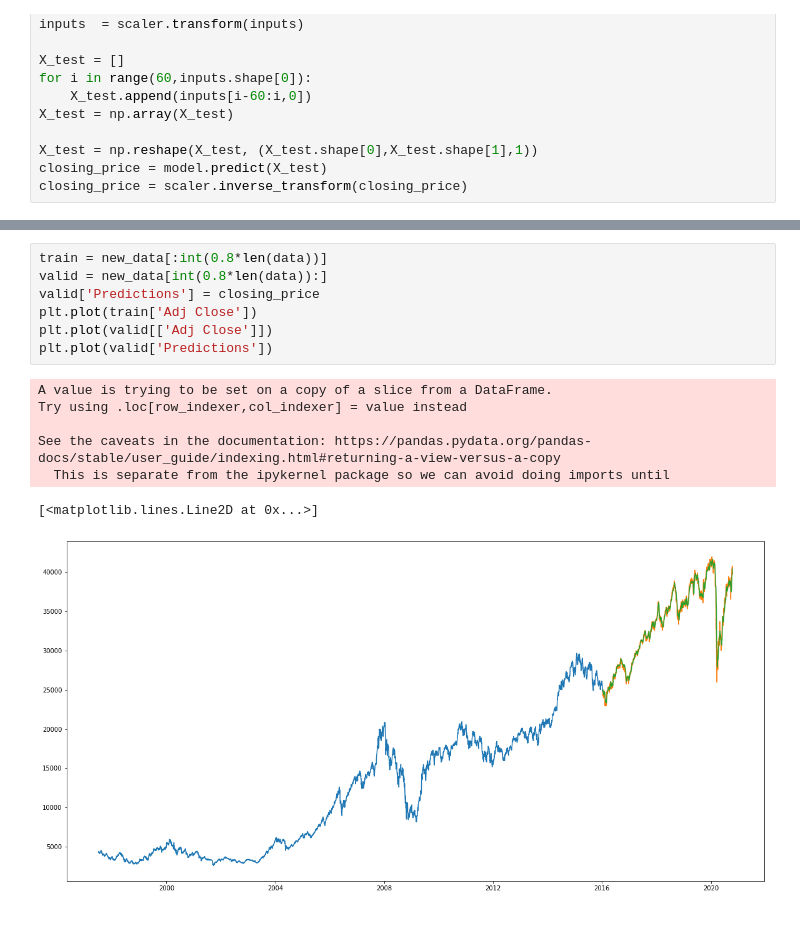
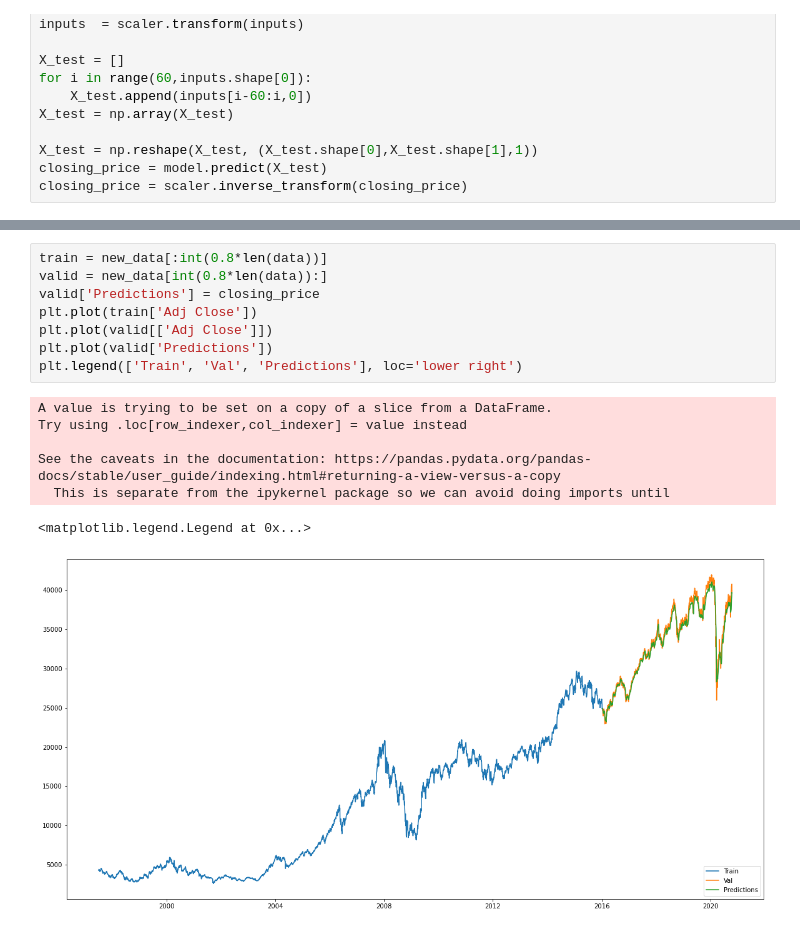
Before and after one commit to invisibleflame/TSF-intern, a Jupyter notebook: Task 4/Prediction_using_history_data.ipynb, the cells around one changed output, grey strips where cells are left out. Cells and saved outputs as stored; diff of their text form.

```diff
--- a/Task 4/Prediction_using_history_data.ipynb
+++ b/Task 4/Prediction_using_history_data.ipynb
@@ -140,15 +114,16 @@ rms
 # %%
 train = new_data[:int(0.8*len(data))]
 valid = new_data[int(0.8*len(data)):]
 valid['Predictions'] = closing_price
 plt.plot(train['Adj Close'])
 plt.plot(valid[['Adj Close']])
 plt.plot(valid['Predictions'])
+plt.legend(['Train', 'Val', 'Predictions'], loc='lower right')
 # %% [output]
 A value is trying to be set on a copy of a slice from a DataFrame.
 Try using .loc[row_indexer,col_indexer] = value instead
 
 See the caveats in the documentation: https://pandas.pydata.org/pandas-docs/stable/user_guide/indexing.html#returning-a-view-versus-a-copy
   This is separate from the ipykernel package so we can avoid doing imports until
-[<matplotlib.lines.Line2D at 0x...>]
+<matplotlib.legend.Legend at 0x...>
-[figure, old version]
+[figure, new version]
```
Also changed, not shown: parts of 6 cells of this notebook.
